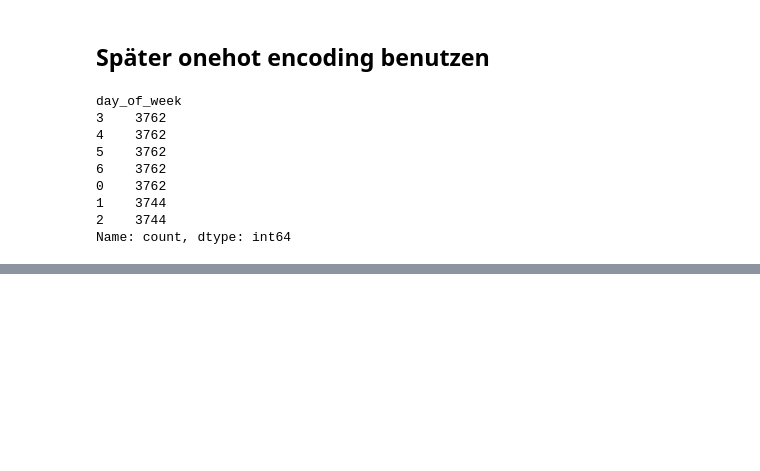
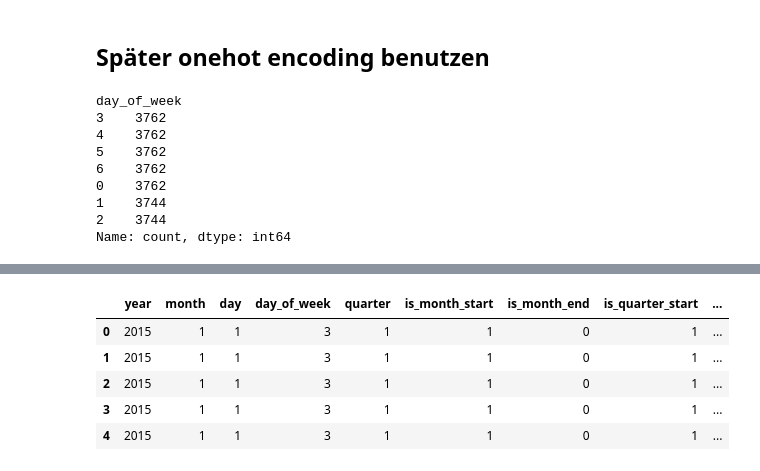
Before and after one commit to ronste1999/LJ3, a Jupyter notebook: model_generation.ipynb, the cells around one changed output, grey strips where cells are left out. Saved outputs shown, nothing was run; the diff lists cells and outputs as text; code cells hidden in the pictures; blank space fills up the shorter version.

```diff
--- a/model_generation.ipynb
+++ b/model_generation.ipynb
@@ -107,0 +125,27 @@ Name: count, dtype: int64
+# %%
+#change the boolean columns to 0 and 1 type int
+X['is_month_start'] = X['is_month_start'].astype(int)
+X['is_month_end'] = X['is_month_end'].astype(int)
+X['is_quarter_start'] = X['is_quarter_start'].astype(int)
+X['is_quarter_end'] = X['is_quarter_end'].astype(int)
+X['is_year_start'] = X['is_year_start'].astype(int)
+X['is_year_end'] = X['is_year_end'].astype(int)
+X['country_Finland'] = X['country_Finland'].astype(int)
+X['country_Norway'] = X['country_Norway'].astype(int)
+X['country_Sweden'] = X['country_Sweden'].astype(int)
+X['store_KaggleMart'] = X['store_KaggleMart'].astype(int)
+X['store_KaggleRama'] = X['store_KaggleRama'].astype(int)
+X['product_Kaggle Hat'] = X['product_Kaggle Hat'].astype(int)
+X['product_Kaggle Mug'] = X['product_Kaggle Mug'].astype(int)
+X['product_Kaggle Sticker'] = X['product_Kaggle Sticker'].astype(int)
+
+
+
+X.head()
+# %% [output]
+|  | year | month | day | day_of_week | quarter | is_month_start | is_month_end | is_quarter_start | ... |
+| 0 | 2015 | 1 | 1 | 3 | 1 | 1 | 0 | 1 | ... |
+| 1 | 2015 | 1 | 1 | 3 | 1 | 1 | 0 | 1 | ... |
+| 2 | 2015 | 1 | 1 | 3 | 1 | 1 | 0 | 1 | ... |
+| 3 | 2015 | 1 | 1 | 3 | 1 | 1 | 0 | 1 | ... |
+| 4 | 2015 | 1 | 1 | 3 | 1 | 1 | 0 | 1 | ... |
```
Also changed, not shown: parts of 11 cells of this notebook, 1 other file.
